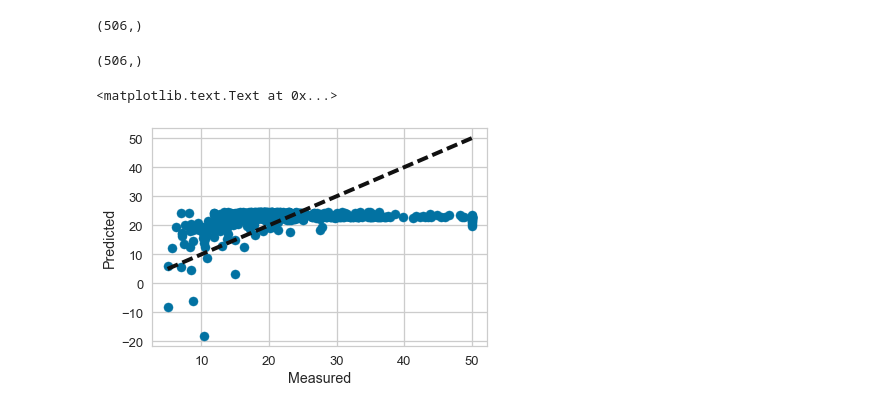
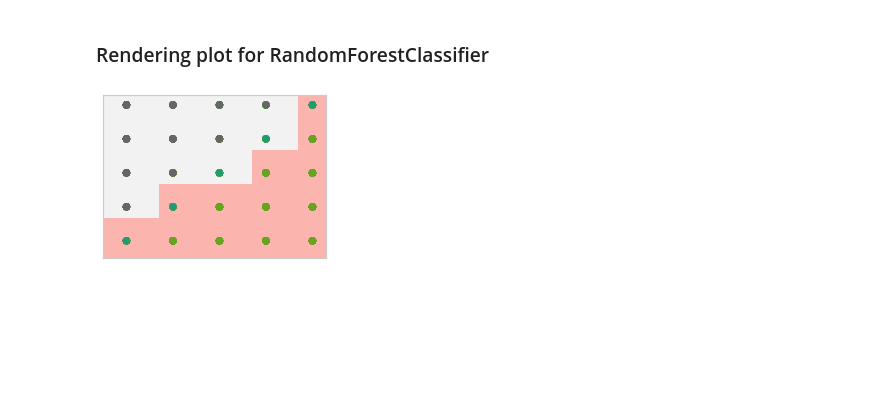
Before and after one commit to DistrictDataLabs/yellowbrick, a Jupyter notebook: examples/balavenkatesan/testing.ipynb, the cells around one changed output. Drawn from its saved outputs; the diff is of its cells as text; code cells hidden in the pictures; blank space fills up the shorter version.

Commit message:
testing and evaluating DecisionBoundariesVisualizer

```diff
--- a/examples/balavenkatesan/testing.ipynb
+++ b/examples/balavenkatesan/testing.ipynb
@@ -94,0 +26,22 @@ Variance score: -1.39
+# %%
+from sklearn import preprocessing
+
+#load data from the
+data = pd.read_csv('balance-scale.csv')
+frame = pd.DataFrame(data)
+features = ['LEFT-WEIGHT','RIGHT-WEIGHT']
+classes = ''
+X = frame[features].as_matrix()
+y = frame['CLASS-NAME'].as_matrix()
+le = preprocessing.LabelEncoder()
+#transform CLASS-NAME strings to integer
+y = le.fit_transform(y)
+# %%
+from yellowbrick.style.palettes import PALETTES
+
+# setting some constants
+n_estimators=4
+n_neighbors=4
+#setting a different palette to override default color palette in boundaries package
+colors=PALETTES['paired']
+colors
@@ -94,0 +100,3 @@ Variance score: -1.39
+# %%
+model = neighbors.KNeighborsClassifier(n_neighbors)
+show_plot(model,X,y)
@@ -94,0 +108,3 @@ Variance score: -1.39
+# %%
+viz = DecisionBoundariesVisualizer(model, features=features,classes=['L','B','R'],colors=colors)
+viz.fit_draw_poof(X, y)
@@ -95,21 +113,8 @@ Variance score: -1.39
+# %% [markdown]
+### Rendering plot for RandomForestClassifier
 # %%
-from sklearn.model_selection import cross_val_predict
-y_pred = cross_val_predict(model, X, y, cv=10)
+from sklearn.ensemble import RandomForestClassifier
+model = RandomForestClassifier(n_estimators)
+show_plot(model,X,y)
+# %% [output]
+[figure, added]
-# %%
-y_pred.shape
-# %% [output]
-(506,)
-# %%
-y.shape
-# %% [output]
-(506,)
-# %%
-fig,ax = plt.subplots()
-
-ax.scatter(y, y_pred)
-ax.plot([y.min(), y.max()], [y.min(), y.max()], 'k--', lw=4)
-ax.set_xlabel('Measured')
-ax.set_ylabel('Predicted')
-# %% [output]
-<matplotlib.text.Text at 0x...>
-[figure, removed]
```
Also changed, not shown: parts of 27 cells of this notebook.
